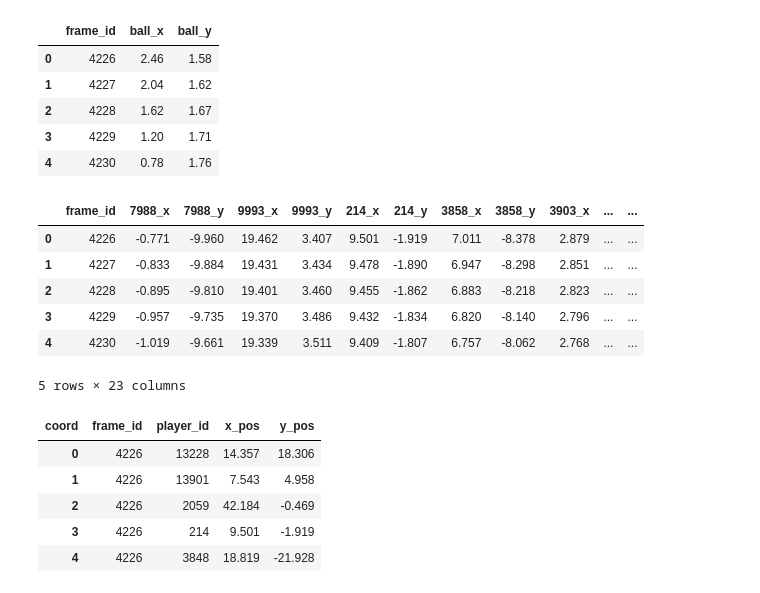
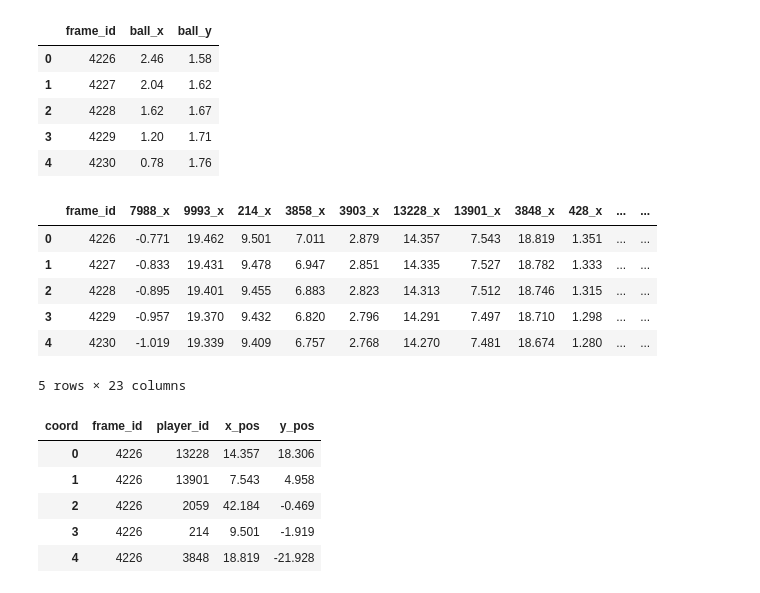
Before and after one commit to stephTchembeu/pysport-aims, a Jupyter notebook: fourth_week/refractor06_08.ipynb, the cells around one changed output. Saved outputs shown, nothing was run; the diff lists cells and outputs as text; code cells hidden in the pictures.

```diff
--- a/fourth_week/refractor06_08.ipynb
+++ b/fourth_week/refractor06_08.ipynb
@@ -59,20 +59,20 @@ home_team, away_team = dataset.metadata.teams
 # %%
 # get the dataframe of the home team players
 
 # first get the formated list of ids of the home players
 dims = ["x","y"]
-home_player_ids = [f"{player.player_id}_{dim}" for player in home_team.players if f"{player.player_id}_x" in selected_dataset.to_df().columns for dim in dims]
+home_player_ids = [f"{player.player_id}_{dim}" for dim in dims for player in home_team.players if f"{player.player_id}_{dim}" in selected_dataset.to_df().columns ]
 
 # now get the sub dataframe of their positions
 home_team_pos = selected_dataset.to_df()[["frame_id"]+home_player_ids]
 home_team_pos.head()
 # %% [output]
-|  | frame_id | 7988_x | 7988_y | 9993_x | 9993_y | 214_x | 214_y | 3858_x | 3858_y | 3903_x | ... | ... |
-| 0 | 4226 | -0.771 | -9.960 | 19.462 | 3.407 | 9.501 | -1.919 | 7.011 | -8.378 | 2.879 | ... | ... |
-| 1 | 4227 | -0.833 | -9.884 | 19.431 | 3.434 | 9.478 | -1.890 | 6.947 | -8.298 | 2.851 | ... | ... |
-| 2 | 4228 | -0.895 | -9.810 | 19.401 | 3.460 | 9.455 | -1.862 | 6.883 | -8.218 | 2.823 | ... | ... |
-| 3 | 4229 | -0.957 | -9.735 | 19.370 | 3.486 | 9.432 | -1.834 | 6.820 | -8.140 | 2.796 | ... | ... |
-| 4 | 4230 | -1.019 | -9.661 | 19.339 | 3.511 | 9.409 | -1.807 | 6.757 | -8.062 | 2.768 | ... | ... |
+|  | frame_id | 7988_x | 9993_x | 214_x | 3858_x | 3903_x | 13228_x | 13901_x | 3848_x | 428_x | ... | ... |
+| 0 | 4226 | -0.771 | 19.462 | 9.501 | 7.011 | 2.879 | 14.357 | 7.543 | 18.819 | 1.351 | ... | ... |
+| 1 | 4227 | -0.833 | 19.431 | 9.478 | 6.947 | 2.851 | 14.335 | 7.527 | 18.782 | 1.333 | ... | ... |
+| 2 | 4228 | -0.895 | 19.401 | 9.455 | 6.883 | 2.823 | 14.313 | 7.512 | 18.746 | 1.315 | ... | ... |
+| 3 | 4229 | -0.957 | 19.370 | 9.432 | 6.820 | 2.796 | 14.291 | 7.497 | 18.710 | 1.298 | ... | ... |
+| 4 | 4230 | -1.019 | 19.339 | 9.409 | 6.757 | 2.768 | 14.270 | 7.481 | 18.674 | 1.280 | ... | ... |
 5 rows × 23 columns
 # %%
 # rotate to get the player_ids as a column the x position and the y position as a columns too
```
Also changed, not shown: parts of 1 cell of this notebook.
